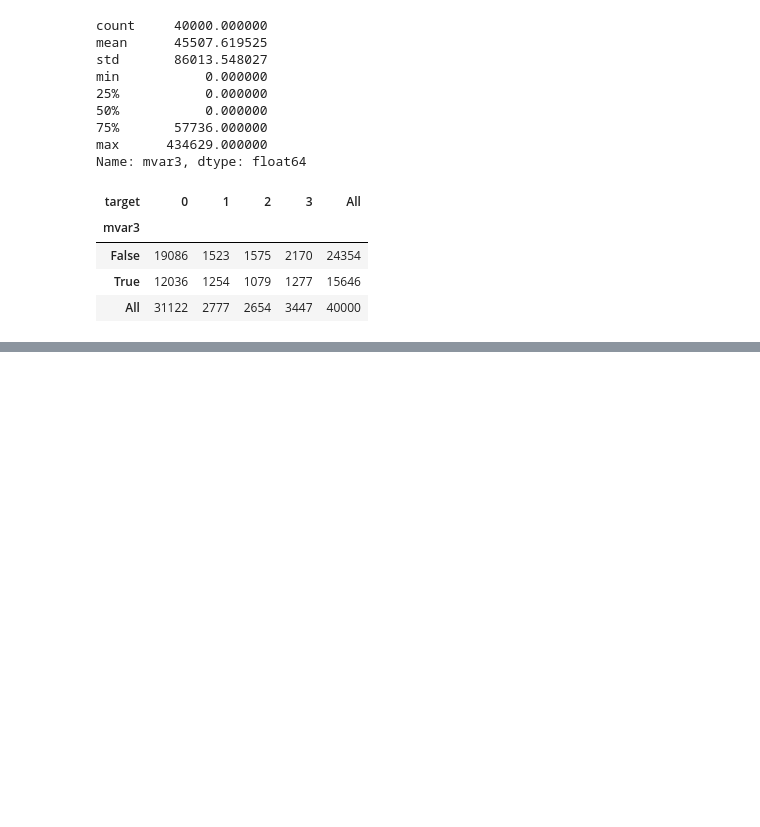
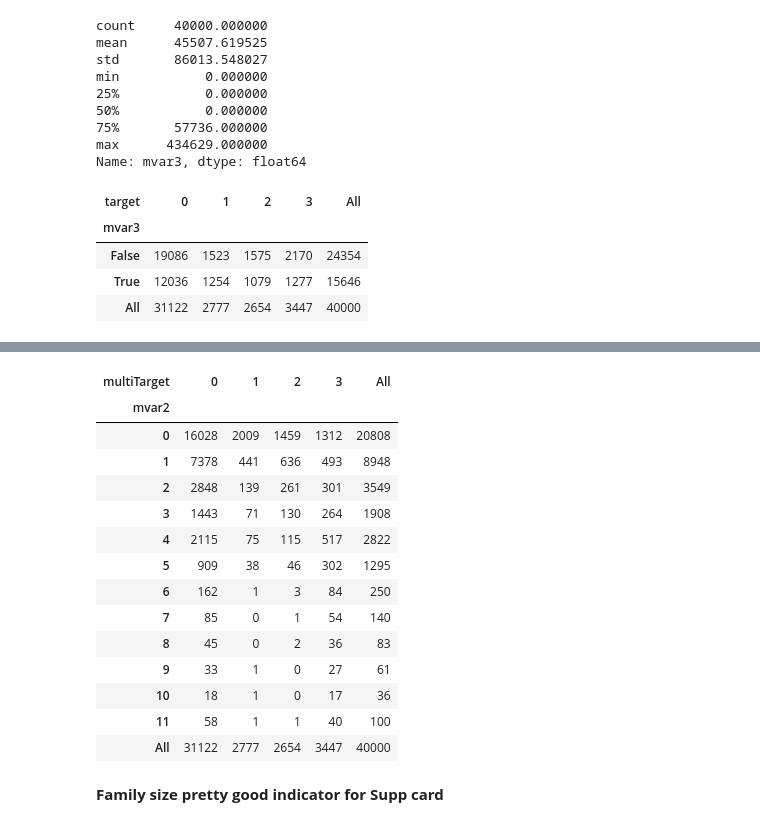
Before and after one commit to rohanchopra/Envible-Analyze-This-2017, a Jupyter notebook: Data-Analysis.ipynb, the cells around one changed output, grey strips where cells are left out. Saved outputs shown, nothing was run; the diff lists cells and outputs as text; code cells hidden in the pictures; blank space fills up the shorter version.

```diff
--- a/Data-Analysis.ipynb
+++ b/Data-Analysis.ipynb
@@ -150,6 +150,8 @@ for i in range(len(data)):
         target.append(0)
 # %%
 data['target']= target
+# %%
+data['multiTarget']= target_
 # %%
 data.drop('mvar46',inplace=True,axis=1)
 data.drop('mvar47',inplace=True,axis=1)
@@ -391,0 +430,20 @@ pd.crosstab(X.mvar3>0,y, margins=True)
+# %%
+pd.crosstab(X.mvar2,data['multiTarget'], margins=True)
+# %% [output]
+| multiTarget | 0 | 1 | 2 | 3 | All |
+| mvar2 |  |  |  |  |  |
+| 0 | 16028 | 2009 | 1459 | 1312 | 20808 |
+| 1 | 7378 | 441 | 636 | 493 | 8948 |
+| 2 | 2848 | 139 | 261 | 301 | 3549 |
+| 3 | 1443 | 71 | 130 | 264 | 1908 |
+| 4 | 2115 | 75 | 115 | 517 | 2822 |
+| 5 | 909 | 38 | 46 | 302 | 1295 |
+| 6 | 162 | 1 | 3 | 84 | 250 |
+| 7 | 85 | 0 | 1 | 54 | 140 |
+| 8 | 45 | 0 | 2 | 36 | 83 |
+| 9 | 33 | 1 | 0 | 27 | 61 |
+| 10 | 18 | 1 | 0 | 17 | 36 |
+| 11 | 58 | 1 | 1 | 40 | 100 |
+| All | 31122 | 2777 | 2654 | 3447 | 40000 |
+# %% [markdown]
+**Family size pretty good indicator for Supp card**
```
Also changed, not shown: parts of 6 cells of this notebook.
